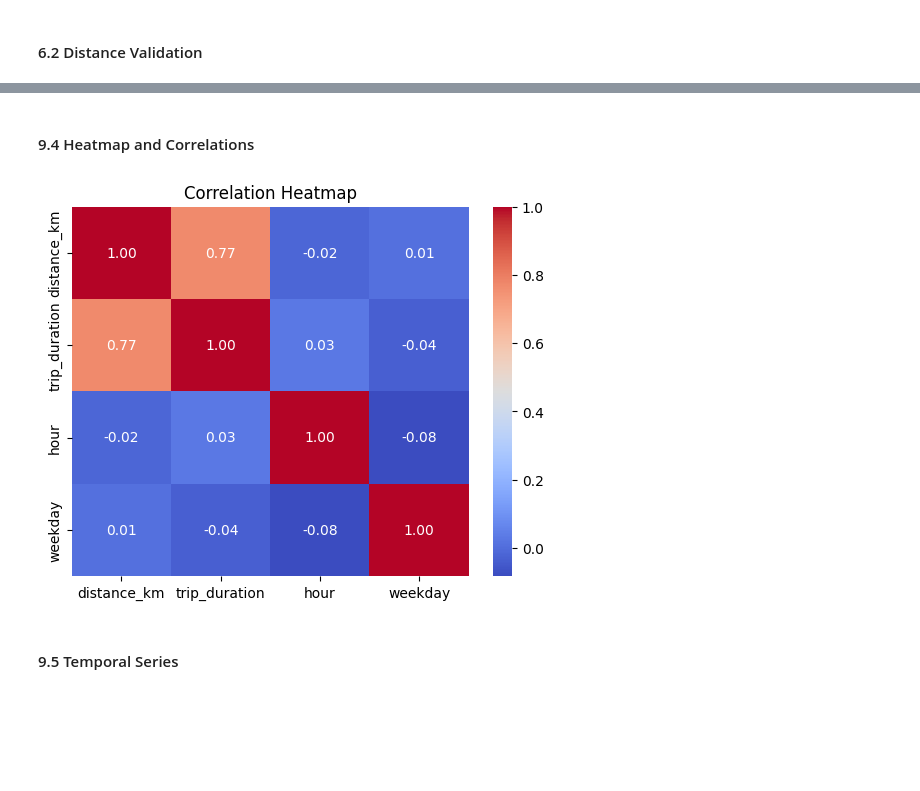
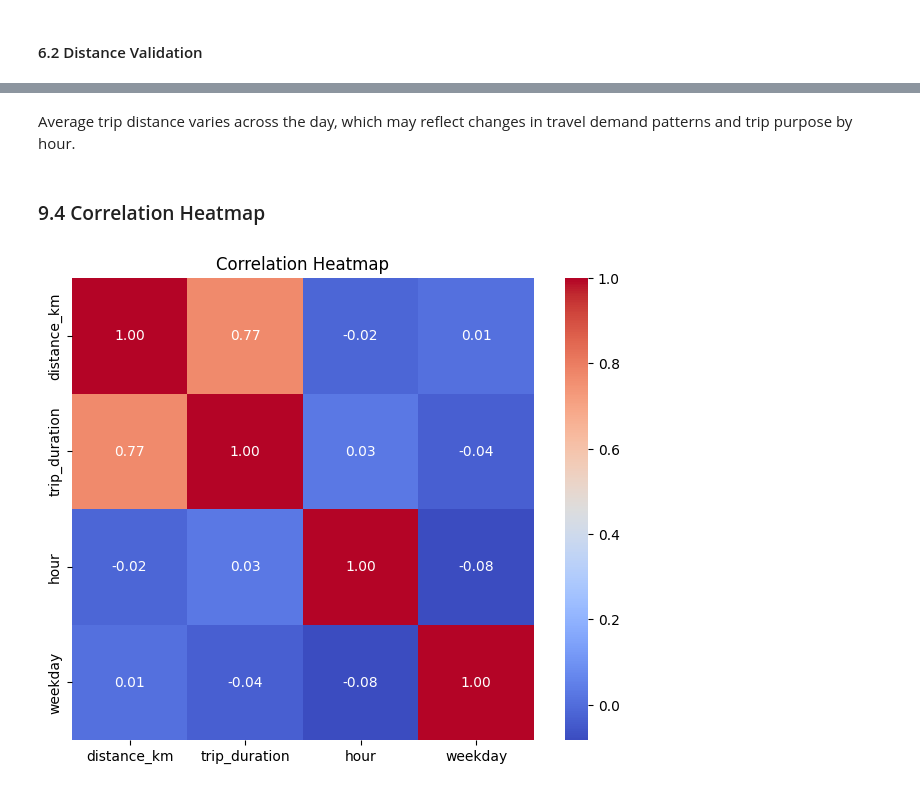
Before and after one commit to HZertuche/nyc_taxi_service_etl, a Jupyter notebook: notebooks/ny_trip_duration.ipynb, the cells around one changed output, grey strips where cells are left out. Drawn from its saved outputs; the diff is of its cells as text; code cells hidden in the pictures; blank space fills up the shorter version.

```diff
--- a/notebooks/ny_trip_duration.ipynb
+++ b/notebooks/ny_trip_duration.ipynb
@@ -271,12 +325,15 @@ print(result)
 import matplotlib.pyplot as plt
 import seaborn as sns
 
-df = pd.read_parquet(
-    r"C:\Users\ADMIN\Documents\Torin\Data Engineer\GitHub\NY Trip Duration\data\processed\cleaned_nyc_taxi.parquet"
-)
+# Load processed dataset from Parquet for visualization
+viz_df = pd.read_parquet("../data/processed/nyc_taxi_features.parquet")
 
-sns.histplot(df['trip_duration'] / 60, bins=50, kde=True)
-plt.xlabel("Trip Duration (min)")
-plt.title("Distribution of Trip Durations")
+plt.figure(figsize=(10, 6))
+sns.histplot(viz_df["trip_duration"] / 60, bins=50, kde=True)
+
+plt.title("Distribution of Trip Duration")
+plt.xlabel("Trip Duration (minutes)")
+plt.ylabel("Frequency")
+plt.xlim(0, 120)
 plt.show()
 # %% [output]
@@ -318,11 +379,14 @@ plt.show()
+# %% [markdown]
+Average trip distance varies across the day, which may reflect changes in travel demand patterns and trip purpose by hour.
 # %% [markdown]
-#### 9.4 Heatmap and Correlations
+### 9.4 Correlation Heatmap
 # %%
-corr = df[['distance_km', 'trip_duration', 'hour', 'weekday']].corr()
-sns.heatmap(corr, annot=True, fmt=".2f", cmap="coolwarm")
+corr = viz_df[["distance_km", "trip_duration", "hour", "weekday"]].corr()
+
+plt.figure(figsize=(8, 6))
+sns.heatmap(corr, annot=True, fmt=".2f", cmap="coolwarm", square=True)
+
 plt.title("Correlation Heatmap")
 plt.show()
 # %% [output]
-[figure, old version]
+[figure, new version]
-# %% [markdown]
-#### 9.5 Temporal Series
```
Also changed, not shown: parts of 52 cells of this notebook, 2 other files.
